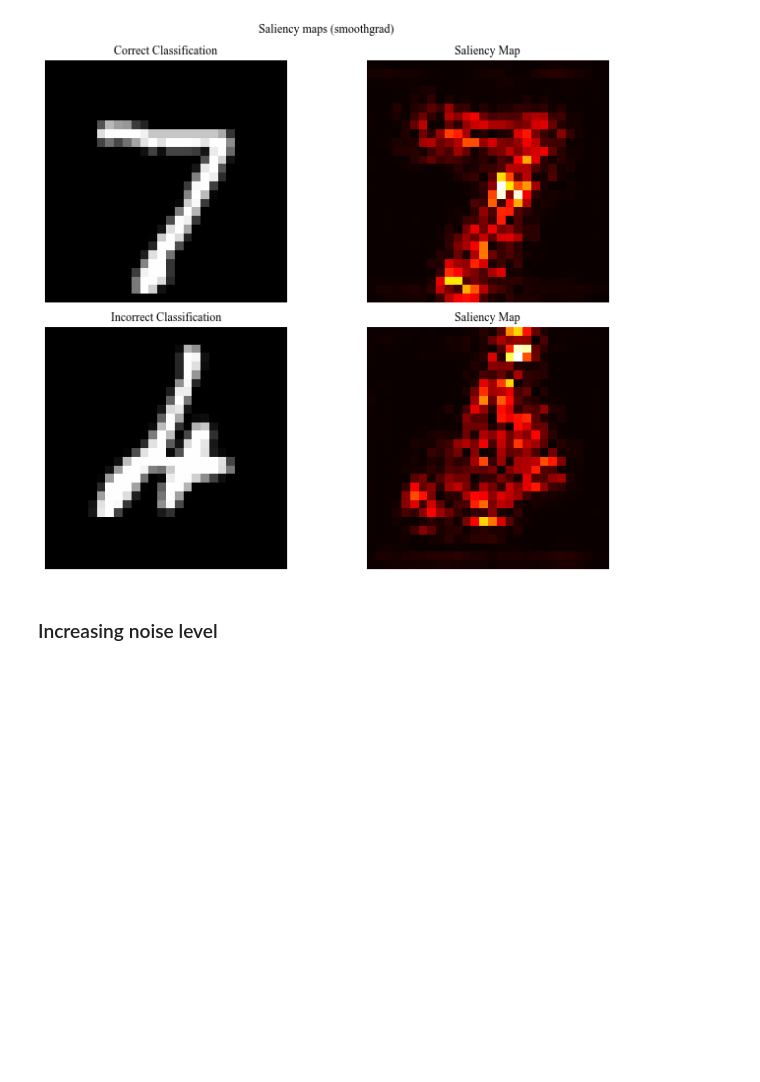
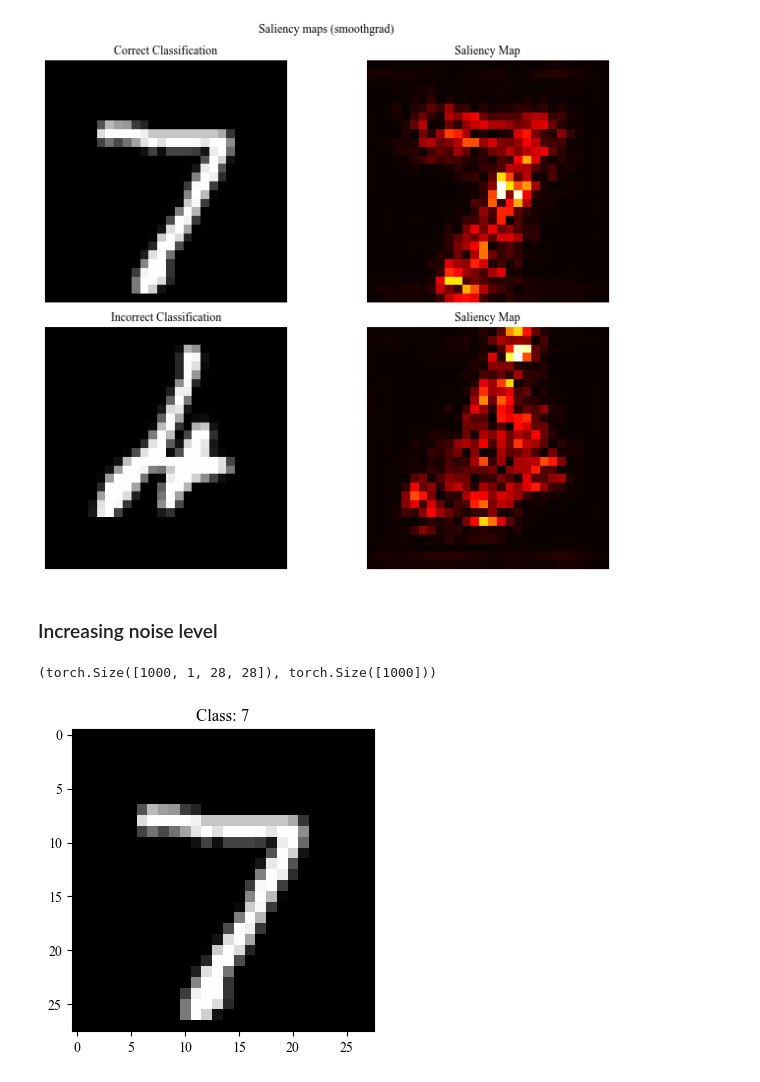
Before and after one commit to R0ner/02514-DL-in-CV, a Jupyter notebook: Project1/smoothgrad.ipynb, the cells around one changed output. Cells and saved outputs as stored; diff of their text form; code cells hidden in the pictures; blank space fills up the shorter version.

Commit message:
Added more visualisations for the poster

```diff
--- a/Project1/smoothgrad.ipynb
+++ b/Project1/smoothgrad.ipynb
@@ -169,0 +172,15 @@ visualize_saliency_map(model, test_loader, method='smoothgrad', noise_level=0.1)
+# %%
+images, labels = next(iter(test_loader))
+# %%
+images.shape, labels.shape
+# %% [output]
+(torch.Size([1000, 1, 28, 28]), torch.Size([1000]))
+# %%
+image, label = images[0, :, :, :], labels[0]
+# %%
+fig, ax = plt.subplots(dpi=100)
+ax.imshow(image.squeeze(), cmap='gray')
+ax.set_title(f"Class: {label}")
+plt.show()
+# %% [output]
+[figure, added]
```
Also changed, not shown: parts of 9 cells of this notebook.
